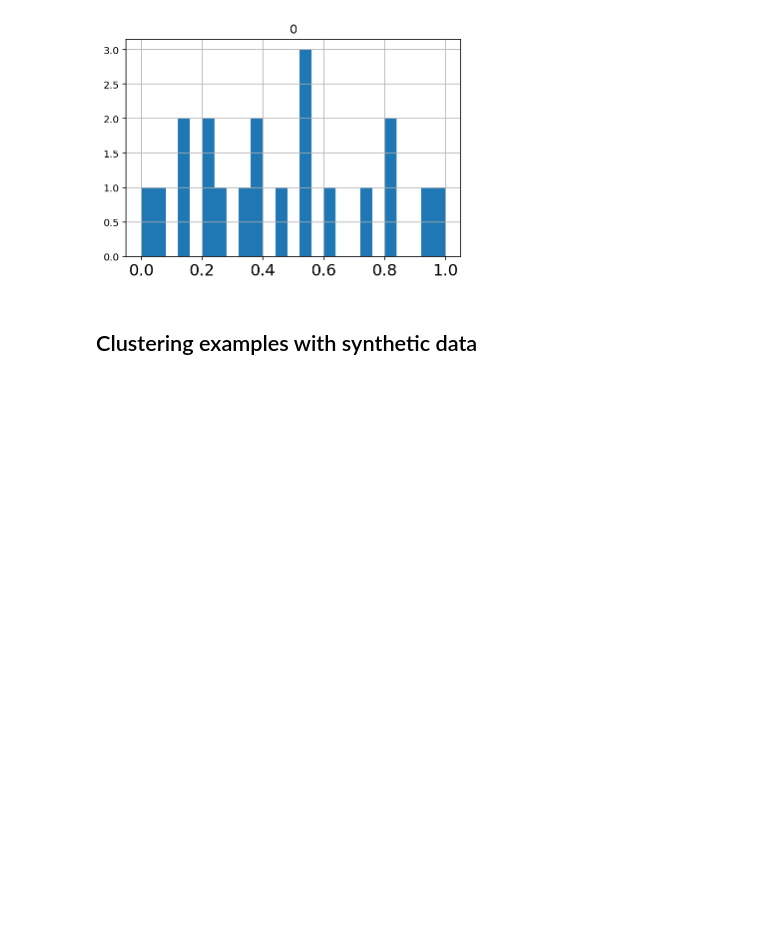
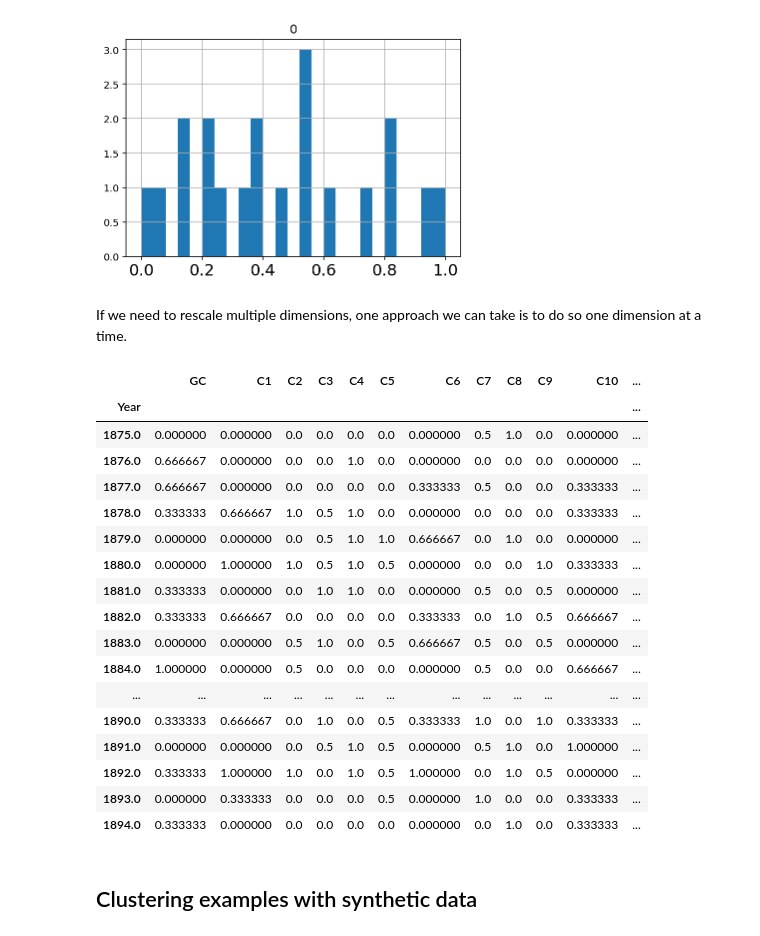
Before and after one commit to lapets/course-data-science, a Jupyter notebook: lecture-2018-10-02.ipynb, the cells around one changed output. Cells and saved outputs as stored; diff of their text form; code cells hidden in the pictures; blank space fills up the shorter version.

```diff
--- a/lecture-2018-10-02.ipynb
+++ b/lecture-2018-10-02.ipynb
@@ -203,6 +203,32 @@ _ = counts_minmax.hist(bins=25,xlabelsize=16)
 18  0.333333
 19  0.066667
 [figure]
+# %% [markdown]
+If we need to rescale multiple dimensions, one approach we can take is to do so one dimension at a time.
+# %%
+min_max_scaler = preprocessing.MinMaxScaler()
+for column in df.columns:
+    df[column] = min_max_scaler.fit_transform(df[column].values.reshape(-1,1))
+df
+# %% [output]
+|  | GC | C1 | C2 | C3 | C4 | C5 | C6 | C7 | C8 | C9 | C10 | ... |
+| Year |  |  |  |  |  |  |  |  |  |  |  | ... |
+| 1875.0 | 0.000000 | 0.000000 | 0.0 | 0.0 | 0.0 | 0.0 | 0.000000 | 0.5 | 1.0 | 0.0 | 0.000000 | ... |
+| 1876.0 | 0.666667 | 0.000000 | 0.0 | 0.0 | 1.0 | 0.0 | 0.000000 | 0.0 | 0.0 | 0.0 | 0.000000 | ... |
+| 1877.0 | 0.666667 | 0.000000 | 0.0 | 0.0 | 0.0 | 0.0 | 0.333333 | 0.5 | 0.0 | 0.0 | 0.333333 | ... |
+| 1878.0 | 0.333333 | 0.666667 | 1.0 | 0.5 | 1.0 | 0.0 | 0.000000 | 0.0 | 0.0 | 0.0 | 0.333333 | ... |
+| 1879.0 | 0.000000 | 0.000000 | 0.0 | 0.5 | 1.0 | 1.0 | 0.666667 | 0.0 | 1.0 | 0.0 | 0.000000 | ... |
+| 1880.0 | 0.000000 | 1.000000 | 1.0 | 0.5 | 1.0 | 0.5 | 0.000000 | 0.0 | 0.0 | 1.0 | 0.333333 | ... |
+| 1881.0 | 0.333333 | 0.000000 | 0.0 | 1.0 | 1.0 | 0.0 | 0.000000 | 0.5 | 0.0 | 0.5 | 0.000000 | ... |
+| 1882.0 | 0.333333 | 0.666667 | 0.0 | 0.0 | 0.0 | 0.0 | 0.333333 | 0.0 | 1.0 | 0.5 | 0.666667 | ... |
+| 1883.0 | 0.000000 | 0.000000 | 0.5 | 1.0 | 0.0 | 0.5 | 0.666667 | 0.5 | 0.0 | 0.5 | 0.000000 | ... |
+| 1884.0 | 1.000000 | 0.000000 | 0.5 | 0.0 | 0.0 | 0.0 | 0.000000 | 0.5 | 0.0 | 0.0 | 0.666667 | ... |
+| ... | ... | ... | ... | ... | ... | ... | ... | ... | ... | ... | ... | ... |
+| 1890.0 | 0.333333 | 0.666667 | 0.0 | 1.0 | 0.0 | 0.5 | 0.333333 | 1.0 | 0.0 | 1.0 | 0.333333 | ... |
+| 1891.0 | 0.000000 | 0.000000 | 0.0 | 0.5 | 1.0 | 0.5 | 0.000000 | 0.5 | 1.0 | 0.0 | 1.000000 | ... |
+| 1892.0 | 0.333333 | 1.000000 | 1.0 | 0.0 | 1.0 | 0.5 | 1.000000 | 0.0 | 1.0 | 0.5 | 0.000000 | ... |
+| 1893.0 | 0.000000 | 0.333333 | 0.0 | 0.0 | 0.0 | 0.5 | 0.000000 | 1.0 | 0.0 | 0.0 | 0.333333 | ... |
+| 1894.0 | 0.333333 | 0.000000 | 0.0 | 0.0 | 0.0 | 0.0 | 0.000000 | 0.0 | 1.0 | 0.0 | 0.333333 | ... |
 # %% [markdown]
 ## Clustering examples with synthetic data
 # %% [markdown]
```
Also changed, not shown: parts of 7 cells of this notebook.
